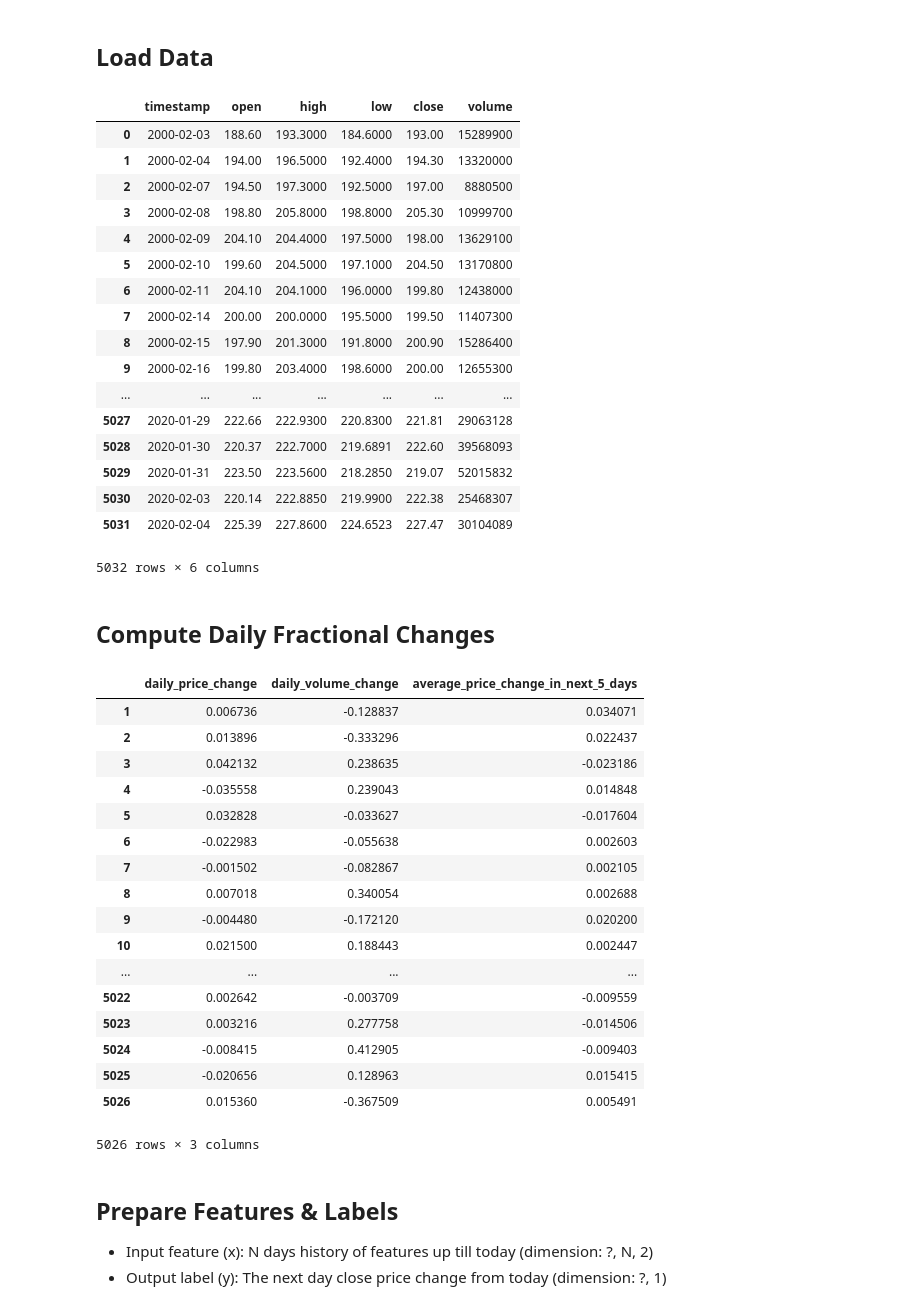
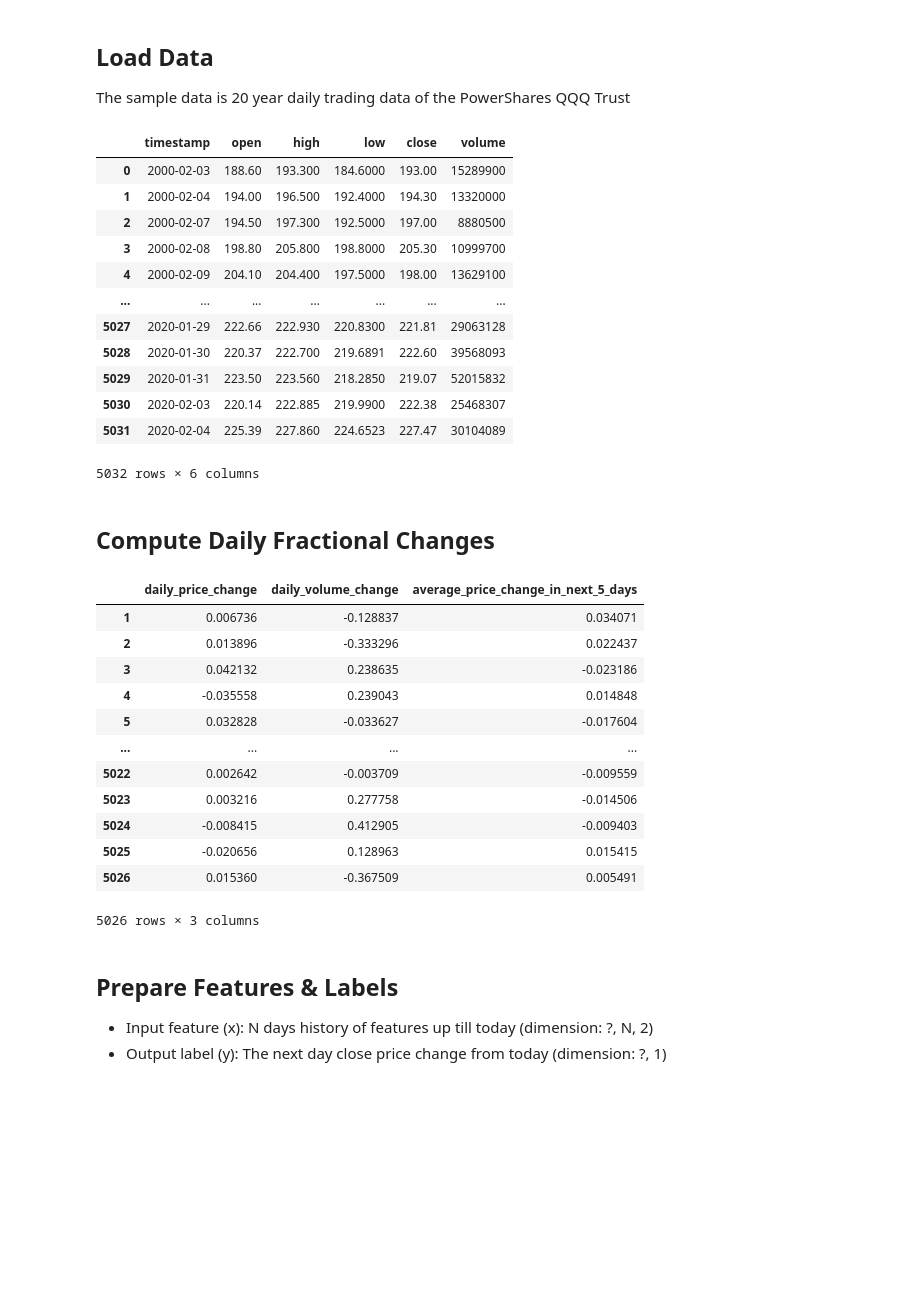
Before and after one commit to liyinnbw/ML, a Jupyter notebook: PriceChangePrediction/PredictAssetPriceChange.ipynb, the cells around one changed output. Cells and saved outputs as stored; diff of their text form; code cells hidden in the pictures; blank space fills up the shorter version.

```diff
--- a/PriceChangePrediction/PredictAssetPriceChange.ipynb
+++ b/PriceChangePrediction/PredictAssetPriceChange.ipynb
@@ -22,32 +8,27 @@ Requirement already satisfied: wget in c:\users\ly\anaconda3\envs\colab-gpu\lib\
-# %% [markdown]
-## Load Data
+# %% [markdown]
+## Load Data
+The sample data is 20 year daily trading data of the PowerShares QQQ Trust
 # %%
 import pandas as pd
 import numpy as np
 
-# filename = 'daily_QQQ.csv'
-df_o = pd.read_csv(filename)
+df_o = pd.read_csv('https://raw.githubusercontent.com/liyinnbw/ML/master/PriceChangePrediction/daily_QQQ.csv')
 df = df_o.sort_values(['timestamp'])
 df = df.reset_index(drop=True)
 df
 # %% [output]
 |  | timestamp | open | high | low | close | volume |
-| 0 | 2000-02-03 | 188.60 | 193.3000 | 184.6000 | 193.00 | 15289900 |
-| 1 | 2000-02-04 | 194.00 | 196.5000 | 192.4000 | 194.30 | 13320000 |
-| 2 | 2000-02-07 | 194.50 | 197.3000 | 192.5000 | 197.00 | 8880500 |
-| 3 | 2000-02-08 | 198.80 | 205.8000 | 198.8000 | 205.30 | 10999700 |
-| 4 | 2000-02-09 | 204.10 | 204.4000 | 197.5000 | 198.00 | 13629100 |
-| 5 | 2000-02-10 | 199.60 | 204.5000 | 197.1000 | 204.50 | 13170800 |
-| 6 | 2000-02-11 | 204.10 | 204.1000 | 196.0000 | 199.80 | 12438000 |
-| 7 | 2000-02-14 | 200.00 | 200.0000 | 195.5000 | 199.50 | 11407300 |
-| 8 | 2000-02-15 | 197.90 | 201.3000 | 191.8000 | 200.90 | 15286400 |
-| 9 | 2000-02-16 | 199.80 | 203.4000 | 198.6000 | 200.00 | 12655300 |
+| 0 | 2000-02-03 | 188.60 | 193.300 | 184.6000 | 193.00 | 15289900 |
+| 1 | 2000-02-04 | 194.00 | 196.500 | 192.4000 | 194.30 | 13320000 |
+| 2 | 2000-02-07 | 194.50 | 197.300 | 192.5000 | 197.00 | 8880500 |
+| 3 | 2000-02-08 | 198.80 | 205.800 | 198.8000 | 205.30 | 10999700 |
+| 4 | 2000-02-09 | 204.10 | 204.400 | 197.5000 | 198.00 | 13629100 |
 | ... | ... | ... | ... | ... | ... | ... |
-| 5027 | 2020-01-29 | 222.66 | 222.9300 | 220.8300 | 221.81 | 29063128 |
-| 5028 | 2020-01-30 | 220.37 | 222.7000 | 219.6891 | 222.60 | 39568093 |
-| 5029 | 2020-01-31 | 223.50 | 223.5600 | 218.2850 | 219.07 | 52015832 |
-| 5030 | 2020-02-03 | 220.14 | 222.8850 | 219.9900 | 222.38 | 25468307 |
-| 5031 | 2020-02-04 | 225.39 | 227.8600 | 224.6523 | 227.47 | 30104089 |
+| 5027 | 2020-01-29 | 222.66 | 222.930 | 220.8300 | 221.81 | 29063128 |
+| 5028 | 2020-01-30 | 220.37 | 222.700 | 219.6891 | 222.60 | 39568093 |
+| 5029 | 2020-01-31 | 223.50 | 223.560 | 218.2850 | 219.07 | 52015832 |
+| 5030 | 2020-02-03 | 220.14 | 222.885 | 219.9900 | 222.38 | 25468307 |
+| 5031 | 2020-02-04 | 225.39 | 227.860 | 224.6523 | 227.47 | 30104089 |
 5032 rows × 6 columns
 # %% [markdown]
 ## Compute Daily Fractional Changes
@@ -66,11 +47,6 @@ df_processed
 | 3 | 0.042132 | 0.238635 | -0.023186 |
 | 4 | -0.035558 | 0.239043 | 0.014848 |
 | 5 | 0.032828 | -0.033627 | -0.017604 |
-| 6 | -0.022983 | -0.055638 | 0.002603 |
-| 7 | -0.001502 | -0.082867 | 0.002105 |
-| 8 | 0.007018 | 0.340054 | 0.002688 |
-| 9 | -0.004480 | -0.172120 | 0.020200 |
-| 10 | 0.021500 | 0.188443 | 0.002447 |
 | ... | ... | ... | ... |
 | 5022 | 0.002642 | -0.003709 | -0.009559 |
 | 5023 | 0.003216 | 0.277758 | -0.014506 |
```
Also changed, not shown: parts of 13 cells of this notebook.
